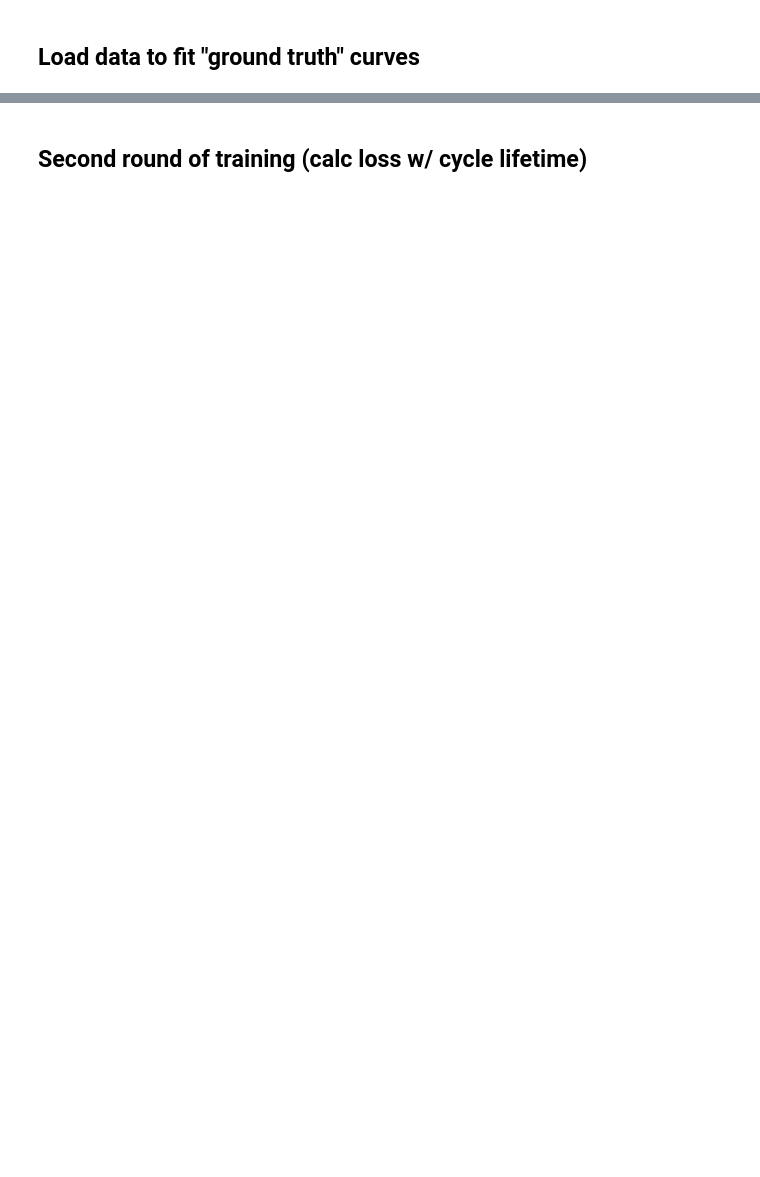
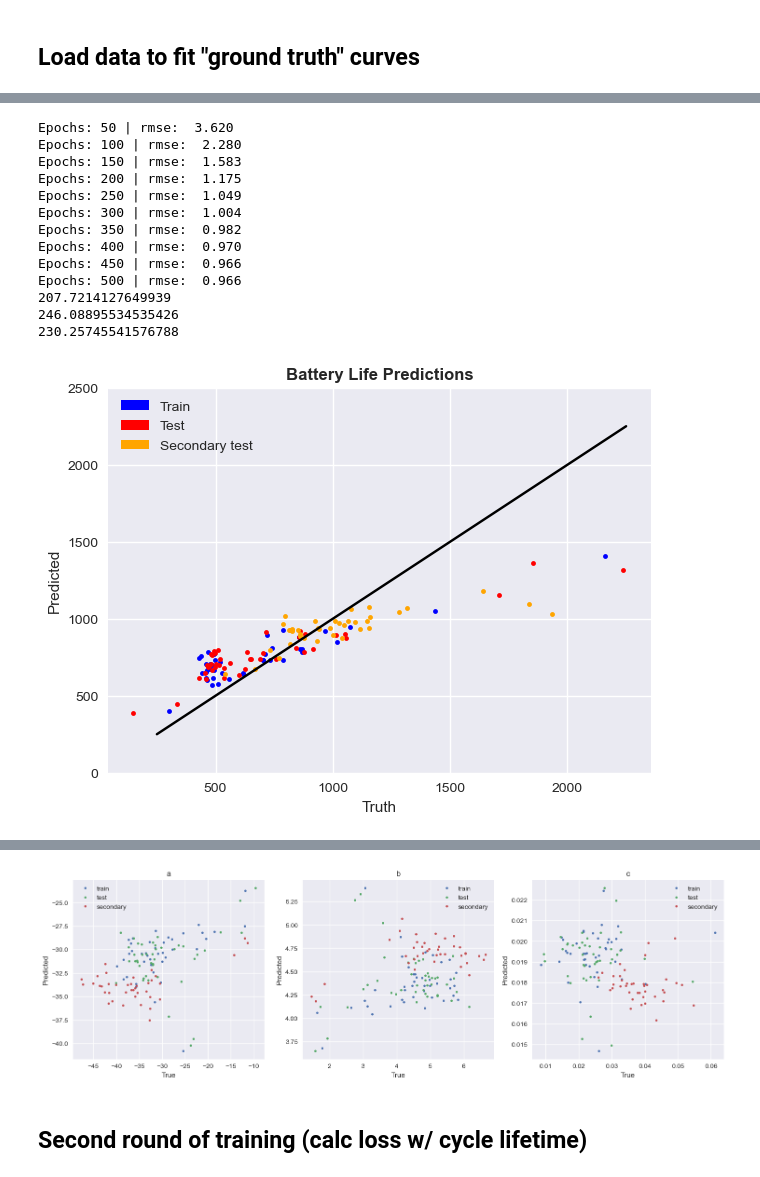
Before and after one commit to nathan99sun/HybridPred, a Jupyter notebook: Physics/curve_fitting_multistage_attn-KY.ipynb, the cells around one changed output, grey strips where cells are left out. Saved outputs shown, nothing was run; the diff lists cells and outputs as text; code cells hidden in the pictures; blank space fills up the shorter version.

```diff
--- a/Physics/curve_fitting_multistage_attn-KY.ipynb
+++ b/Physics/curve_fitting_multistage_attn-KY.ipynb
@@ -109,7 +123,7 @@ class AttentionModel(torch.nn.Module):
         self.W_v = nn.Linear(feat_dim, vdim)
         self.W_b = nn.Linear(feat_dim, vdim)
 
-        #self.create_output = nn.Linear(n_cycle,1) # final linear layer to collapse output
+        self.create_output = nn.Linear(n_cycle,1) # final linear layer to collapse output
 
         self.d_model = d_model
         self.vdim = vdim
@@ -184,3 +180,21 @@ class weighted_MSELoss(nn.Module):
         super().__init__()
     def forward(self,inputs,targets,weights):
         return torch.mean( torch.mul(((inputs - targets)**2 ), weights) )
+# %%
+def predict_error(settings,model,train,test,stest):
+    errors = []
+    use_cuda = torch.cuda.is_available()
+    device = torch.device("cuda" if use_cuda else "cpu")
+    for i,dataset in enumerate([train,test,stest]):
+        predicted =[]
+        labels = []
+        for cell in dataset:
+            input, label, true_life, _ = cell
+            pred = model(input[None,:].to(device)).detach().numpy()[0]
+            pred_life = np.power(np.exp(-pred[0])*(0.2-pred[2]),1/pred[1])
+
+            predicted.append(pred_life)
+            labels.append(true_life[0])
+
+        errors.append(np.sqrt(np.mean(np.power(np.array(predicted)-np.array(labels),2))))
+    return errors
@@ -187 +273,16 @@ class weighted_MSELoss(nn.Module):
+# %%
+settings = {"input_file": "./../Data/features5.csv", # name of file with input data
+            "input_indices": [1,2,3], # column indices of features to feed in
+            "d_model": 2, "feat_dim": 1, "skip_connect": 0, "batch_size": 1, "attn_model": "softmax", # self-attention parameters
+            "nepoch_coarse": 500, "nepoch_fine": 3000, # number of epochs for first and second training stages
+            "lr_coarse": 1e-3, "lr_fine": 1e-5, # learning rate for first and second training stages
+            "curve_loss": True, "n_points": 100, "curve_weight": 0.125, # do we include diff bw curves in loss function?
+            'weighted_points': True,
+            "param_weights": torch.Tensor([0.05,1,210]), # do we vary how much to weight each parameter in loss? can use to normalize param magnitudes
+            "verbose": True, "illustrative":True}
+# %%
+train,test,stest = prep_data(settings,params,true_cycle_lives,fit_cycle_lives)
+
+use_cuda = torch.cuda.is_available()
+device = torch.device("cuda" if use_cuda else "cpu")
 # %%
@@ -330,0 +340,17 @@ plt.show()
+# %%
+_, model = ensemble_train(settings,ensemble_size=1)
+# %% [output]
+Epochs: 50 | rmse:  3.620
+Epochs: 100 | rmse:  2.280
+Epochs: 150 | rmse:  1.583
+Epochs: 200 | rmse:  1.175
+Epochs: 250 | rmse:  1.049
+Epochs: 300 | rmse:  1.004
+Epochs: 350 | rmse:  0.982
+Epochs: 400 | rmse:  0.970
+Epochs: 450 | rmse:  0.966
+Epochs: 500 | rmse:  0.966
+207.7214127649939
+246.08895534535426
+230.25745541576788
+[figure, added]
@@ -331,3 +358,4 @@ plt.show()
+[figure, added]
 # %% [markdown]
 ## Second round of training (calc loss w/ cycle lifetime)
 # %%
```
Also changed, not shown: parts of 23 cells of this notebook.
